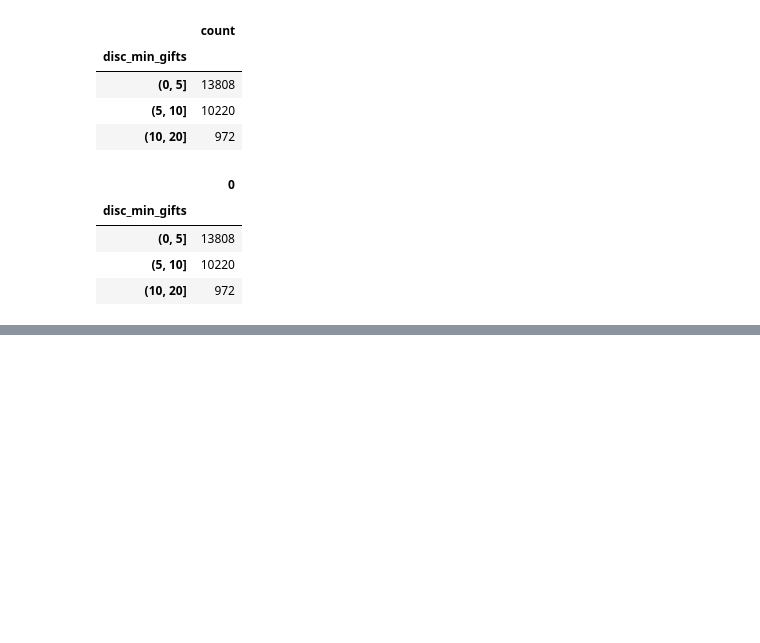
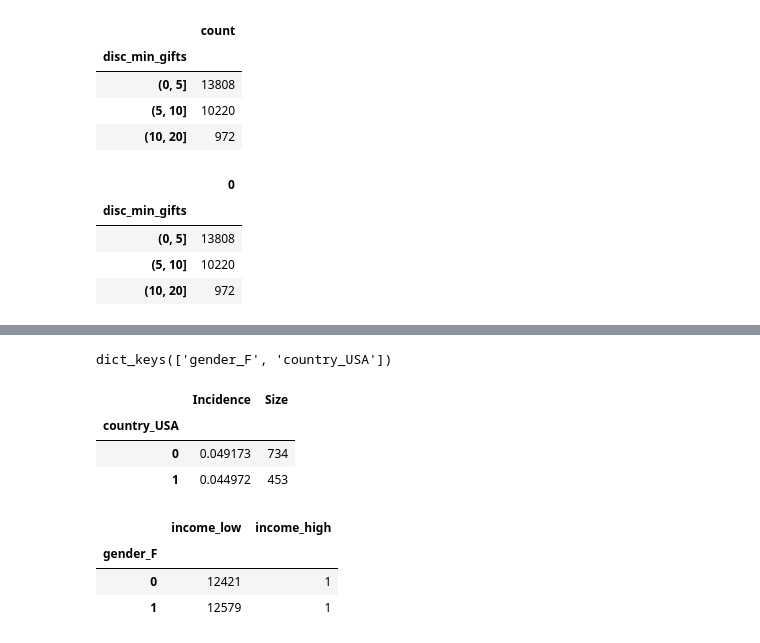
Before and after one commit to TangoMango223/schulich_MBAN6110, a Jupyter notebook: forward_stepwise_example/predictive_analytics_DC.ipynb, the cells around one changed output, grey strips where cells are left out. Drawn from its saved outputs; the diff is of its cells as text; code cells hidden in the pictures; blank space fills up the shorter version.

```diff
--- a/forward_stepwise_example/predictive_analytics_DC.ipynb
+++ b/forward_stepwise_example/predictive_analytics_DC.ipynb
@@ -424,0 +461,33 @@ a.to_frame()
+# %%
+# Loop thru
+variables = ["gender_F", "country_USA"]
+
+pig_tables = {}
+
+# Loop thru
+for variable in variables:
+    # Create pig table
+    solo_pig_table = create_pig_table(df, "target", variable)
+
+    #Add to pig tables dictionary
+    pig_tables[variable] = solo_pig_table
+# %%
+# View
+display(pig_tables.keys())
+
+pig_tables["country_USA"]
+# %% [output]
+dict_keys(['gender_F', 'country_USA'])
+|  | Incidence | Size |
+| country_USA |  |  |
+| 0 | 0.049173 | 734 |
+| 1 | 0.044972 | 453 |
+# %%
+a = df.groupby("gender_F")[["income_low", "income_high"]].agg({"income_low": "count", "income_high": "max"})
+
+a
+# %% [output]
+|  | income_low | income_high |
+| gender_F |  |  |
+| 0 | 12421 | 1 |
+| 1 | 12579 | 1 |
```
Also changed, not shown: parts of 3 cells of this notebook.
